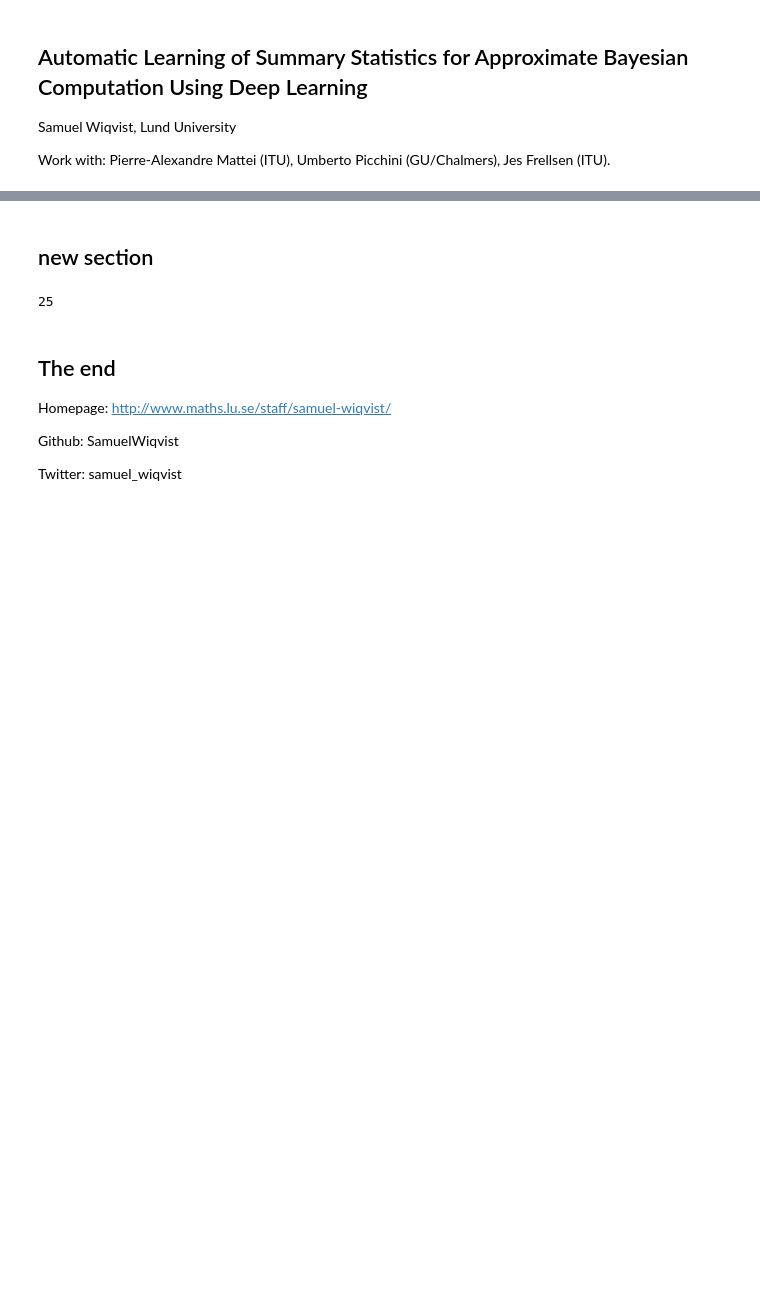
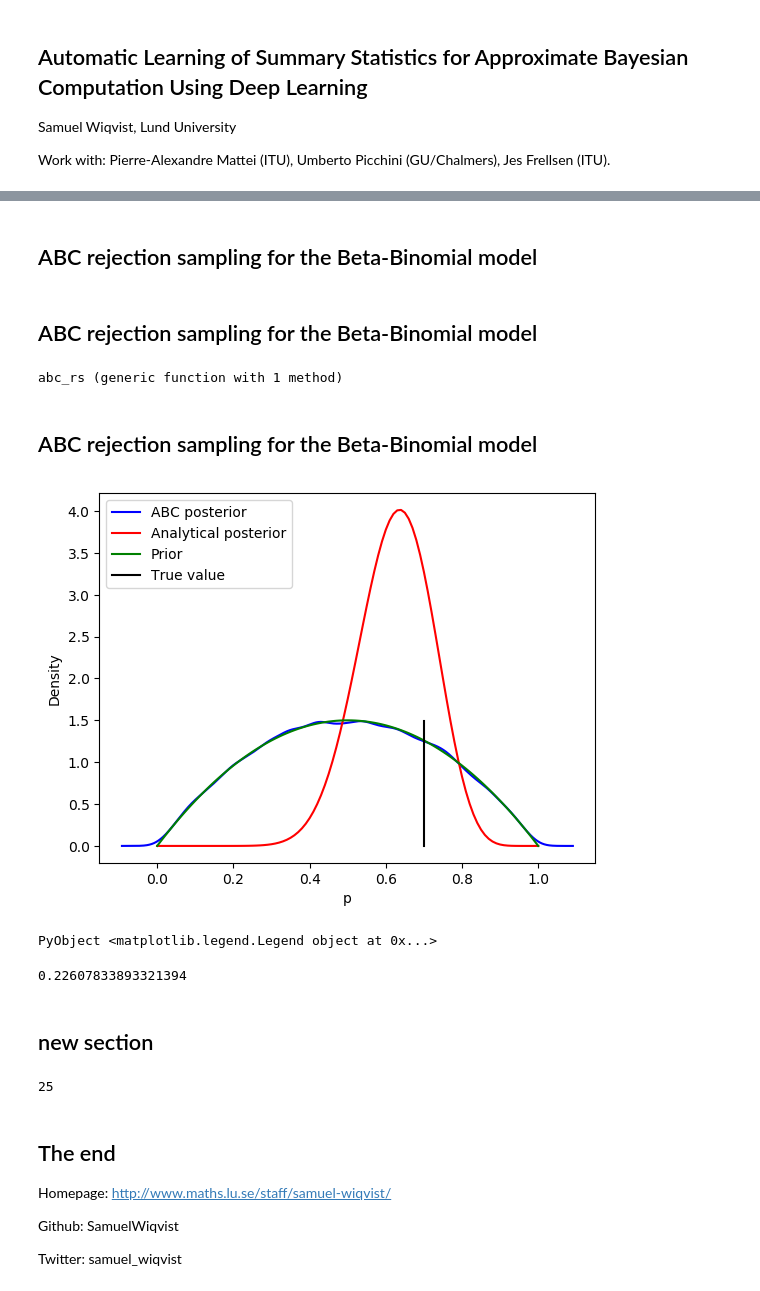
Before and after one commit to SamuelWiqvist/bayesatlund2019presentation, a Jupyter notebook: presentation.ipynb, the cells around one changed output, grey strips where cells are left out. Saved outputs shown, nothing was run; the diff lists cells and outputs as text; code cells hidden in the pictures; blank space fills up the shorter version.

Commit message:
started with the simple beta-binomial example

```diff
--- a/presentation.ipynb
+++ b/presentation.ipynb
@@ -15,0 +22,2 @@ PyPlot.plot(rand(10),rand(10), "*");
+# %% [markdown]
+## ABC rejection sampling for the Beta-Binomial model
@@ -16,3 +36,53 @@ PyPlot.plot(rand(10),rand(10), "*");
+# %% [markdown]
+## ABC rejection sampling for the Beta-Binomial model
+# %%
+# ABC rejection sampling algorithm
+function abc_rs(nbr_propsals::Int, ϵ::Real)
+
+    abc_posterior_samples = zeros(nbr_propsals)
+    nbr_accapted_proposals = 0
+
+    for i in 1:nbr_propsals
+
+        θ_star = rand(prior) # sample parameter proposal from prior
+        y_star = rand(data_model,n) # generate data from the data model
+        Δ = sum(abs.(sort(y_star)-sort(y))) # compute ABC distance
+
+        if Δ <= ϵ # accapte proposal
+            nbr_accapted_proposals += 1
+            abc_posterior_samples[nbr_accapted_proposals] = θ_star
+        end
+    end
+
+    return abc_posterior_samples[1:nbr_accapted_proposals]
+
+end
+# %% [output]
+abc_rs (generic function with 1 method)
+# %% [markdown]
+## ABC rejection sampling for the Beta-Binomial model
+# %%
+# Run ABC rejection sampling
+abc_posterior_samples = abc_rs(10^6, 0);
+
+kde_approx_posterior = kde(abc_posterior_samples)
+
+# plot results
+PyPlot.figure()
+PyPlot.plot(kde_approx_posterior.x,kde_approx_posterior.density, "b")
+PyPlot.plot(0:0.01:1,pdf.(posterior, 0:0.01:1), "r")
+PyPlot.plot(0:0.01:1, pdf.(prior, 0:0.01:1), "g")
+PyPlot.plot((p, p), (0, maximum(kde_approx_posterior.density)), "k")
+PyPlot.xlabel("p")
+PyPlot.ylabel("Density")
+PyPlot.legend(["ABC posterior"; "Analytical posterior"; "Prior"; "True value"])
+# %% [output]
+[figure, added]
+PyObject <matplotlib.legend.Legend object at 0x...>
+# %%
+std(abc_posterior_samples)
+# %% [output]
+0.22607833893321394
 # %% [markdown]
 ## new section
 # %%
```
Also changed, not shown: parts of 6 cells of this notebook.
